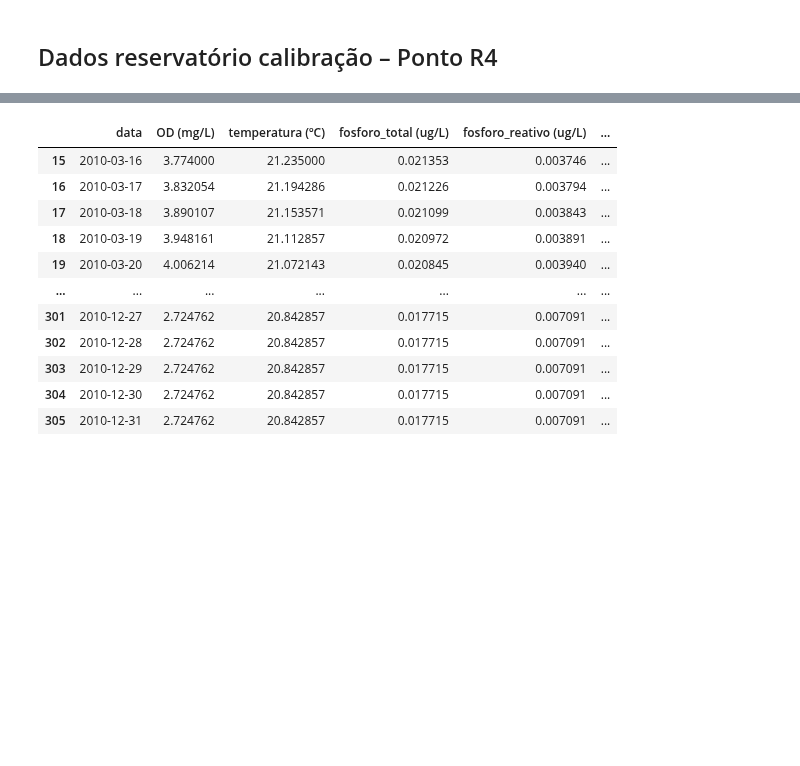
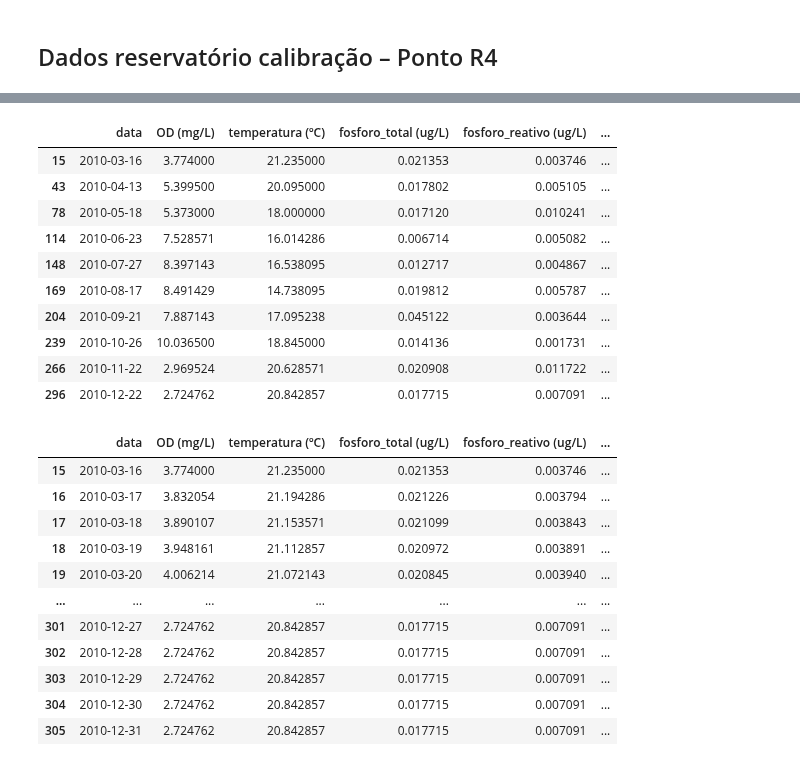
Before and after one commit to CostaNathan/doctorate, a Jupyter notebook: pasta_final/trabalho_final_1.ipynb, the cells around one changed output, grey strips where cells are left out. Drawn from its saved outputs; the diff is of its cells as text; code cells hidden in the pictures; blank space fills up the shorter version.

```diff
--- a/pasta_final/trabalho_final_1.ipynb
+++ b/pasta_final/trabalho_final_1.ipynb
@@ -16,7 +16,7 @@ from sympy import *
 ## Dados reservatório calibração – Ponto R4
 # %%
 def dados_reservatorio_discretos(plotar=False):
-    dados = pd.read_excel('https://github.com/CostaNathan/doctorate/blob/Modelos-de-dispers%C3%A3o-e-qualidade-da-%C3%A1gua/pasta_final/dados-para-interpolacao_final.xlsx?raw=true')
+    dados = pd.read_excel(r'C:\Users\User\Desktop\Python\Projects\Doutorado\Dispersao\doctorate\pasta_final\dados-para-interpolacao_final.xlsx')
 
     colunas = ['OD (mg/L)', 'temperatura (ºC)', 'fosforo_total (ug/L)',
                'fosforo_reativo (ug/L)', 'nitrog_amoniacal (ug/L)', 'nitrog_total (ug/L)',
@@ -62,2 +61,13 @@ ValueError: Unknown engine: <module 'openpyxl' from 'c:\\Users\\User\\AppData\\L
+|  | data | OD (mg/L) | temperatura (ºC) | fosforo_total (ug/L) | fosforo_reativo (ug/L) | ... |
+| 15 | 2010-03-16 | 3.774000 | 21.235000 | 0.021353 | 0.003746 | ... |
+| 43 | 2010-04-13 | 5.399500 | 20.095000 | 0.017802 | 0.005105 | ... |
+| 78 | 2010-05-18 | 5.373000 | 18.000000 | 0.017120 | 0.010241 | ... |
+| 114 | 2010-06-23 | 7.528571 | 16.014286 | 0.006714 | 0.005082 | ... |
+| 148 | 2010-07-27 | 8.397143 | 16.538095 | 0.012717 | 0.004867 | ... |
+| 169 | 2010-08-17 | 8.491429 | 14.738095 | 0.019812 | 0.005787 | ... |
+| 204 | 2010-09-21 | 7.887143 | 17.095238 | 0.045122 | 0.003644 | ... |
+| 239 | 2010-10-26 | 10.036500 | 18.845000 | 0.014136 | 0.001731 | ... |
+| 266 | 2010-11-22 | 2.969524 | 20.628571 | 0.020908 | 0.011722 | ... |
+| 296 | 2010-12-22 | 2.724762 | 20.842857 | 0.017715 | 0.007091 | ... |
 # %%
 def dados_reservatorio_interpolado(plotar=False):
```
Also changed, not shown: parts of 9 cells of this notebook.
